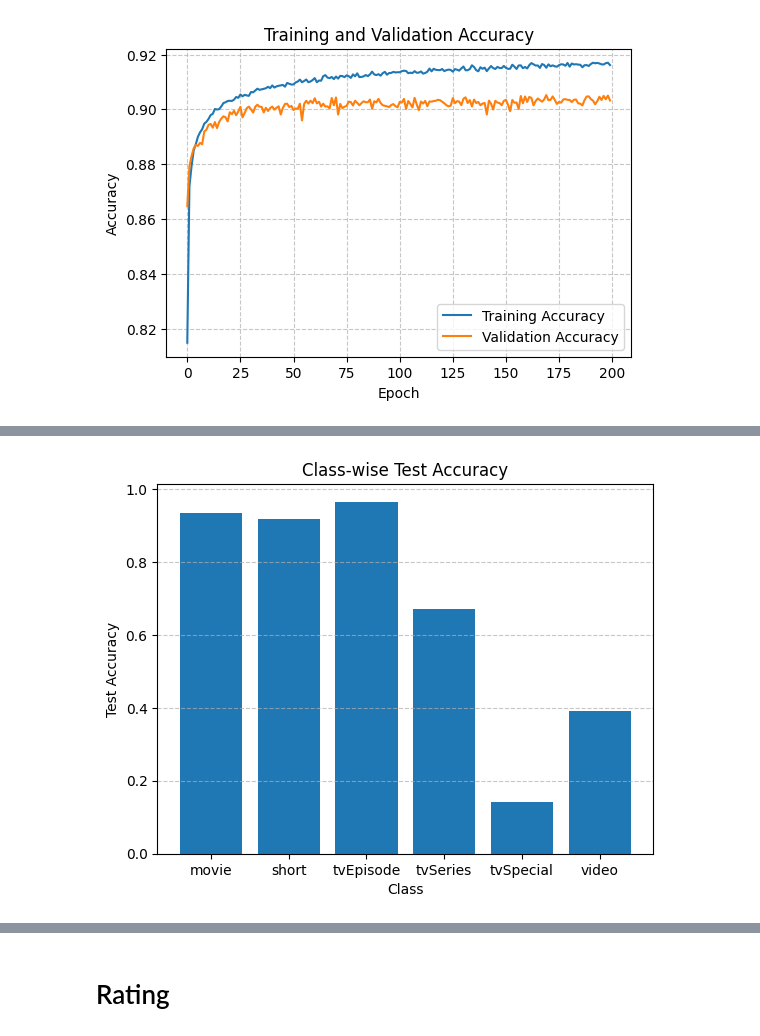
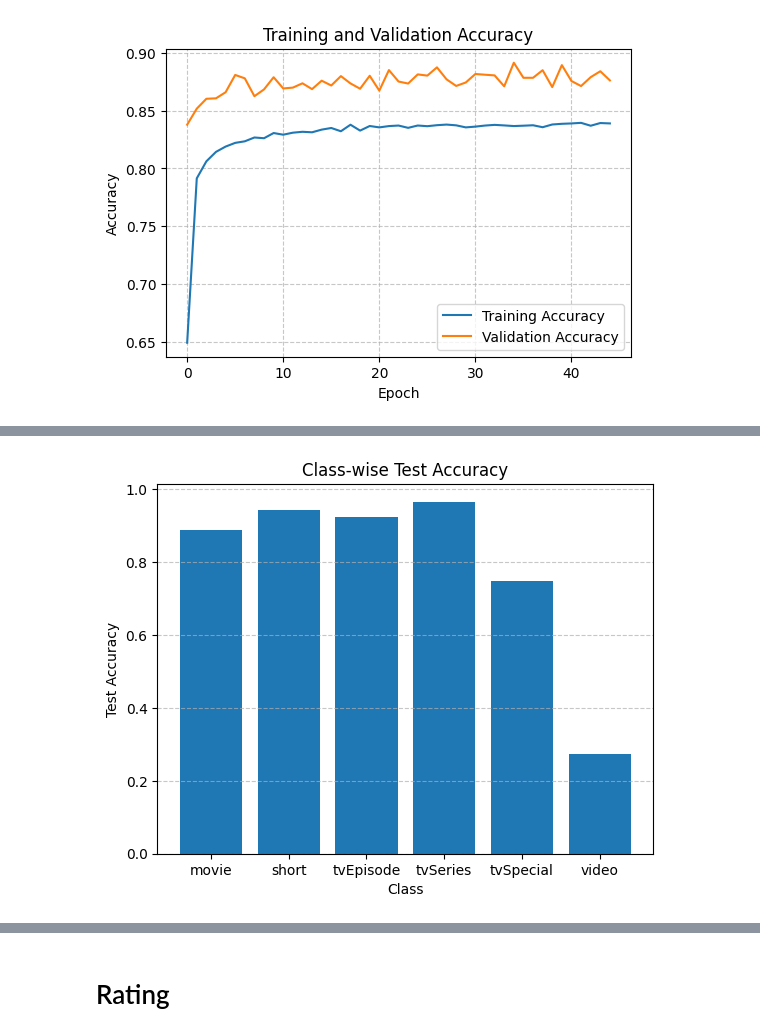
Before and after one commit to ChefBB/dm2_project, a Jupyter notebook: classification/neural_net_classif.ipynb, the cells around one changed output, grey strips where cells are left out. Saved outputs shown, nothing was run; the diff lists cells and outputs as text; code cells hidden in the pictures.

```diff
--- a/classification/neural_net_classif.ipynb
+++ b/classification/neural_net_classif.ipynb
@@ -58,6 +93,7 @@ for col in to_log:
 from sklearn.preprocessing import StandardScaler
 
 scaler = StandardScaler()
-X_train = scaler.fit_transform(X_train)
-X_test = scaler.transform(X_test)
+X_train[to_scale] = scaler.fit_transform(X_train[to_scale])
+X_val[to_scale] = scaler.transform(X_val[to_scale])
+X_test[to_scale] = scaler.transform(X_test[to_scale])
 # %%
@@ -67,0 +106,19 @@ y_test = le.transform(y_test)
+# %%
+# Prepare input
+X_train = {
+    'numerical': X_train[numerical_cols].values,
+    'region': X_train[region_cols].values,
+    'genre': X_train[genre_cols].values
+}
+
+X_val = {
+    'numerical': X_val[numerical_cols].values,
+    'region': X_val[region_cols].values,
+    'genre': X_val[genre_cols].values
+}
+
+X_test = {
+    'numerical': X_test[numerical_cols].values,
+    'region': X_test[region_cols].values,
+    'genre': X_test[genre_cols].values
+}
@@ -89,9 +205,22 @@ model.compile(
 )
 # model.summary()
 # %%
+from operator import call
+from sklearn.utils.class_weight import compute_class_weight
+
+# Class weights
+class_weights = compute_class_weight(
+    class_weight='balanced',
+    classes=np.arange(len(titletype_cols)),
+    y=np.argmax(y_train.values, axis=1)
+)
+class_weights = {i: class_weights[i] for i in range(len(titletype_cols))}  # Convert to dict for Keras
+
 history = model.fit(
     X_train, y_train,
-    epochs=200, batch_size=64, validation_split=0.2
+    epochs=200, batch_size=64, validation_data=(X_val, y_val),
+    callbacks=[tf.keras.callbacks.EarlyStopping(monitor='val_loss', patience=10, restore_best_weights=True)],
+    class_weight=class_weights
 )
 # %% [output]
 Epoch 1/200
@@ -146,9 +275,9 @@ y_pred_classes = y_pred.argmax(axis=1)
 
 # Calculate accuracy for each class
 class_accuracies = {}
-for i, class_name in enumerate(le.classes_):
-    idx = (y_test == i)
-    class_acc = accuracy_score(y_test[idx], y_pred_classes[idx])
+for i, class_name in enumerate(titletype_cols):
+    idx = (y_test.values.argmax(axis=1) == i)
+    class_acc = accuracy_score(y_test.values.argmax(axis=1)[idx], y_pred_classes[idx])
     class_accuracies[class_name] = class_acc
 
 # Plot class-wise accuracy
@@ -160,4 +289,4 @@ plt.title('Class-wise Test Accuracy')
 plt.grid(alpha=0.7, linestyle='--', axis='y')
 plt.show()
 # %% [output]
-[figure, old version]
+[figure, new version]
@@ -165,4 +294,4 @@ plt.show()
-[figure, old version]
+[figure, new version]
 # %%
 import matplotlib.pyplot as plt
 from sklearn.metrics import classification_report, ConfusionMatrixDisplay, confusion_matrix
```
Also changed, not shown: parts of 38 cells of this notebook, 14 other files.
